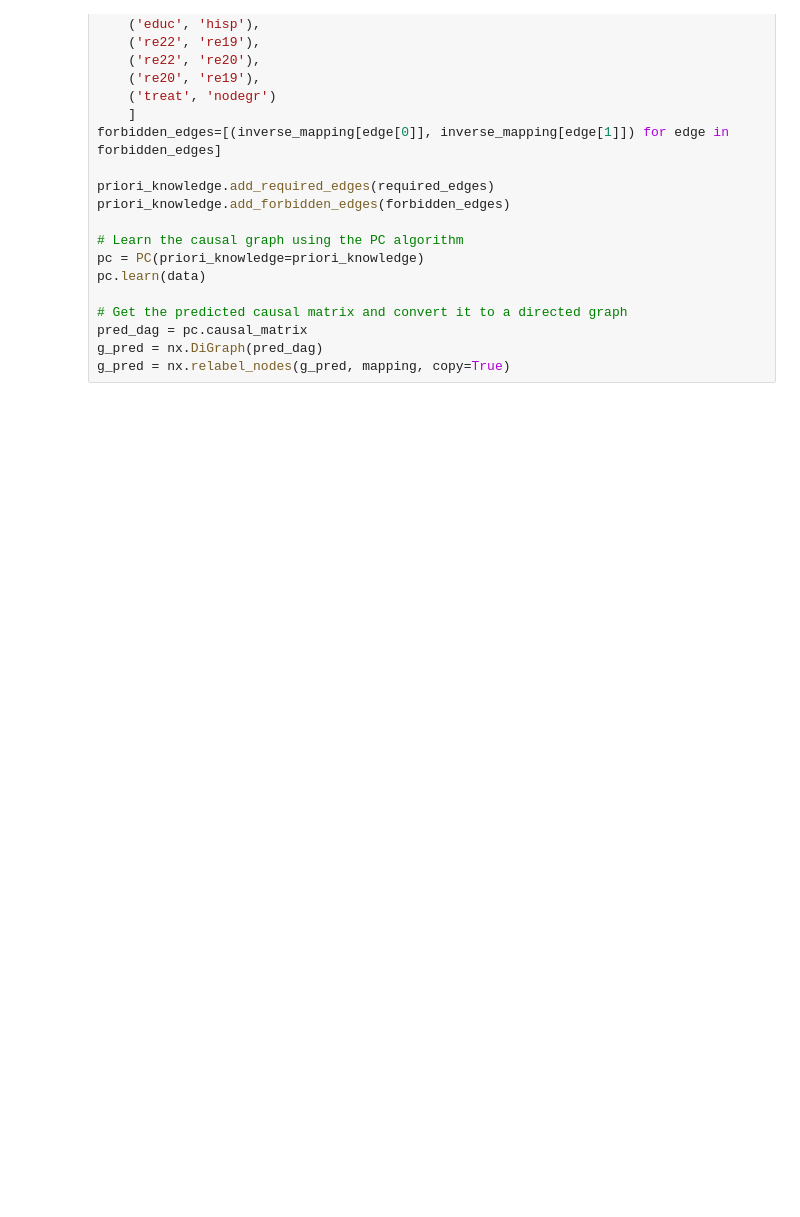
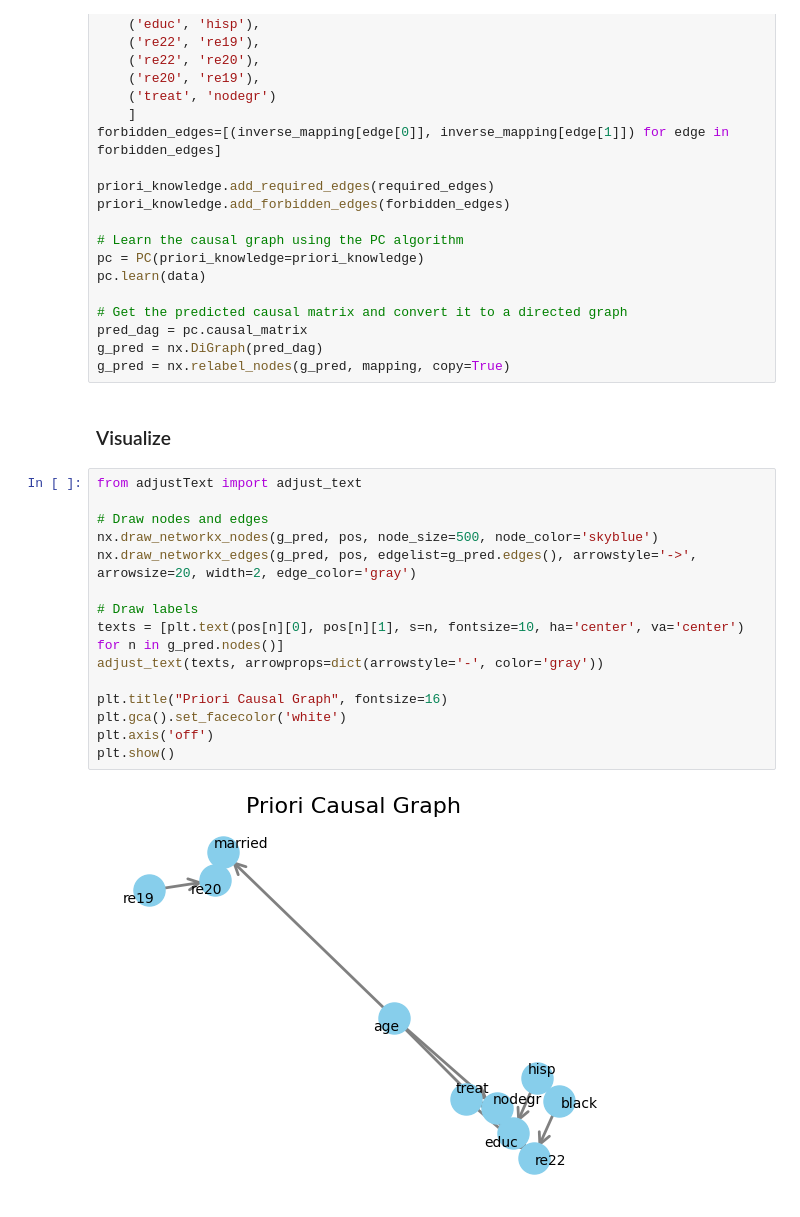
Before and after one commit to lshriver/causal-relations, a Jupyter notebook: causality.ipynb, the cells around one changed output. Drawn from its saved outputs; the diff is of its cells as text; blank space fills up the shorter version.

```diff
--- a/causality.ipynb
+++ b/causality.ipynb
@@ -144,3 +144,22 @@ pc.learn(data)
 pred_dag = pc.causal_matrix
 g_pred = nx.DiGraph(pred_dag)
 g_pred = nx.relabel_nodes(g_pred, mapping, copy=True)
+# %% [markdown]
+### Visualize
+# %%
+from adjustText import adjust_text
+
+# Draw nodes and edges
+nx.draw_networkx_nodes(g_pred, pos, node_size=500, node_color='skyblue')
+nx.draw_networkx_edges(g_pred, pos, edgelist=g_pred.edges(), arrowstyle='->', arrowsize=20, width=2, edge_color='gray')
+
+# Draw labels
+texts = [plt.text(pos[n][0], pos[n][1], s=n, fontsize=10, ha='center', va='center') for n in g_pred.nodes()]
+adjust_text(texts, arrowprops=dict(arrowstyle='-', color='gray'))
+
+plt.title("Priori Causal Graph", fontsize=16)
+plt.gca().set_facecolor('white')
+plt.axis('off')
+plt.show()
+# %% [output]
+[figure, added]
```
Also changed, not shown: 1 other file.
